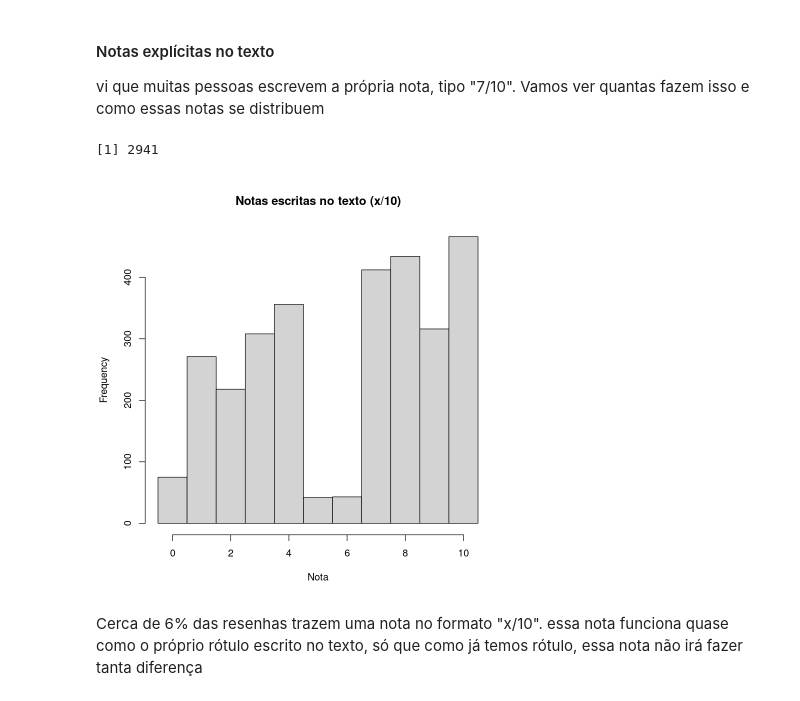
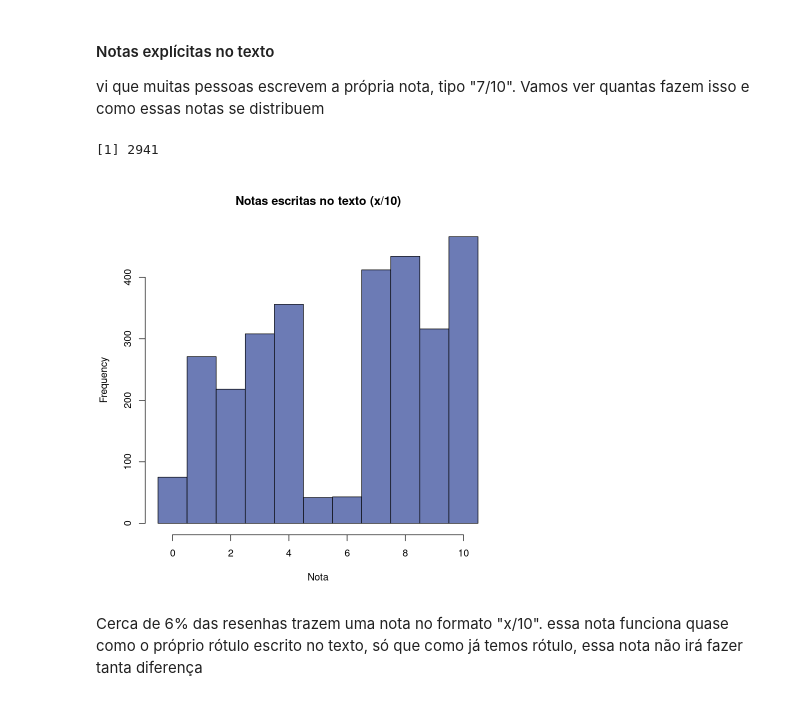
Before and after one commit to AmandaTrinity/estatistica, a Jupyter notebook: main.ipynb, the cells around one changed output. Cells and saved outputs as stored; diff of their text form; code cells hidden in the pictures.

```diff
--- a/main.ipynb
+++ b/main.ipynb
@@ -40,6 +40,9 @@ cores <- c(negative = "#D1495B", positive = "#00798C")
 # escala para os mapas de calor: vermelho (-1)-> branco (0)-> azul-esverdeado (1)
 paleta_cor <- colorRampPalette(c(cores["negative"], "white", cores["positive"]))(21)
 
+# cor para gráficos sem separação por sentimento (análise univariada etc.)
+cor_neutra <- "#6C7BB5"
+
 dataset <- read.csv("data/IMDB Dataset.csv")
 
 head(dataset, n = 2)
@@ -182,14 +188,14 @@ vi que muitas pessoas escrevem a própria nota, tipo "7/10". Vamos ver quantas f
 # %%
 padrao_nota <- "\\b(10|[0-9])(\\.[0-9])?\\s*/\\s*10\\b"
 
 # extrai o número antes do "/10" das resenhas que têm esse padrão
 notas <- as.numeric(sub("\\s*/.*", "", regmatches(dataset$review, regexpr(padrao_nota, dataset$review))))
 
 length(notas)   # quantas resenhas têm nota
-hist(notas, breaks = -0.5:10.5, main = "Notas escritas no texto (x/10)", xlab = "Nota")
+hist(notas, breaks = -0.5:10.5, col = cor_neutra, main = "Notas escritas no texto (x/10)", xlab = "Nota")
 # %% [output]
 [1] 2941
-[figure, old version]
+[figure, new version]
 # %% [markdown]
 Cerca de 6% das resenhas trazem uma nota no formato "x/10". essa nota funciona quase como o próprio rótulo escrito no texto, só que como já temos rótulo, essa nota não irá fazer tanta diferença
 # %% [markdown]
```
Also changed, not shown: parts of 5 cells of this notebook.
